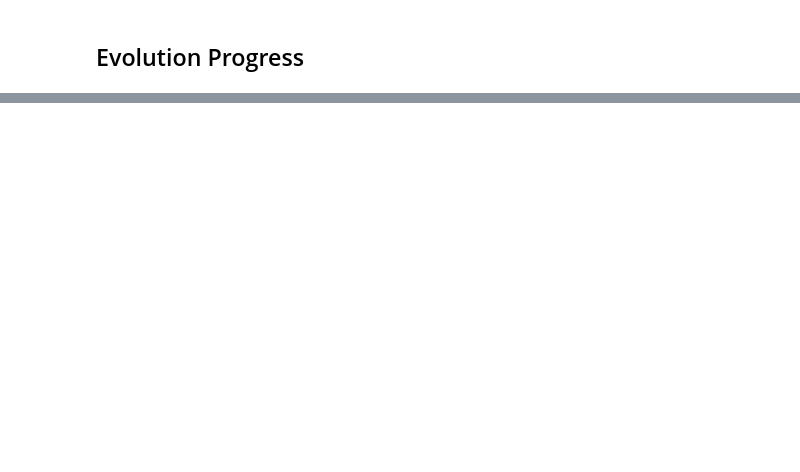
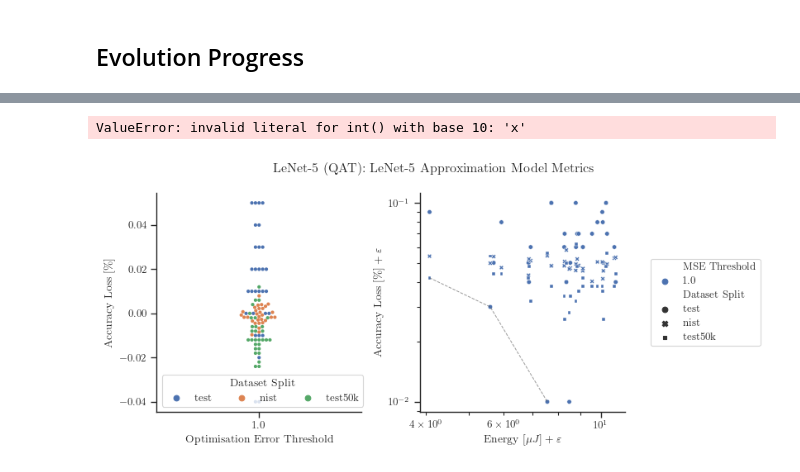
Before and after one commit to mlorinc/cnn-cgp-compressor, a Jupyter notebook: cmd/compress/all_layers.ipynb, the cells around one changed output, grey strips where cells are left out. Saved outputs shown, nothing was run; the diff lists cells and outputs as text; code cells hidden in the pictures; blank space fills up the shorter version.

```diff
--- a/cmd/compress/all_layers.ipynb
+++ b/cmd/compress/all_layers.ipynb
@@ -219,0 +249,6 @@ solutions_df.sort_values(by=["Accuracy Loss"]).head(n=30)
+# %%
+solutions_df = load_dfs(best_solution=True, model_acc=True)
+non_duplicate_df = load_dfs(best_solution=True, model_acc=True, unique=True)
+solutions_df["Accuracy Loss"] = (solutions_df["Ref Top-1"] - solutions_df["Top-1"]) * 100
+solutions_df["Loss Delta"] = solutions_df["Ref Loss"] - solutions_df["Loss"]
+solutions_df["Dataset Split"] = solutions_df["Dataset"].apply(lambda x: x.split(",")[1].strip())
@@ -219,0 +276,32 @@ solutions_df.sort_values(by=["Accuracy Loss"]).head(n=30)
+# %%
+
+sns.set_theme(context="paper", font="qhv", style="ticks", rc={
+    "text.usetex" : True,
+})
+
+fig, ax = plt.subplots(1, 2, figsize=(8.27, 3.65))
+ax = ax.flat
+
+# solutions_df["Approximate Error"] = 10 ** (np.round(np.emath.logn(10, solutions_df["Error"])))
+
+g = sns.swarmplot(data=solutions_df, x="MSE Threshold", y="Accuracy Loss", hue="Dataset Split", dodge=False, ax=ax[0], palette=sns.color_palette(), size=3)
+g.set(xlabel=r"Optimisation Error Threshold", ylabel=r"Accuracy Loss [$\%$]")
+g.legend(loc="best", ncol=3, title="Dataset Split")
+
+plot_pareto(epsilon_a=0.05, epsilon_e=1e-5, ax=ax[1], fig=fig)
+
+fig.suptitle("LeNet-5 (QAT): LeNet-5 Approximation Model Metrics")
+fig.tight_layout()
+fig.savefig(figures / "model.metrics.pdf")
+solutions_df[["Accuracy Loss", "Energy"]].min()
+
+x, y = get_weights()
+print(f"x = {np.unique(x)}")
+print(f"x = |{len(np.unique(x))}|")
+print(f"y = |{len(np.unique(y))}|")
+print(f"same = |{len(np.intersect1d(x, y, assume_unique=False))}|")
+print(f"y = {np.unique(y)}")
+print(f"same = {np.intersect1d(x, y, assume_unique=False)}")
+# %% [output]
+ValueError: invalid literal for int() with base 10: 'x'
+[figure, added]
```
Also changed, not shown: parts of 11 cells of this notebook, 11 other files.
